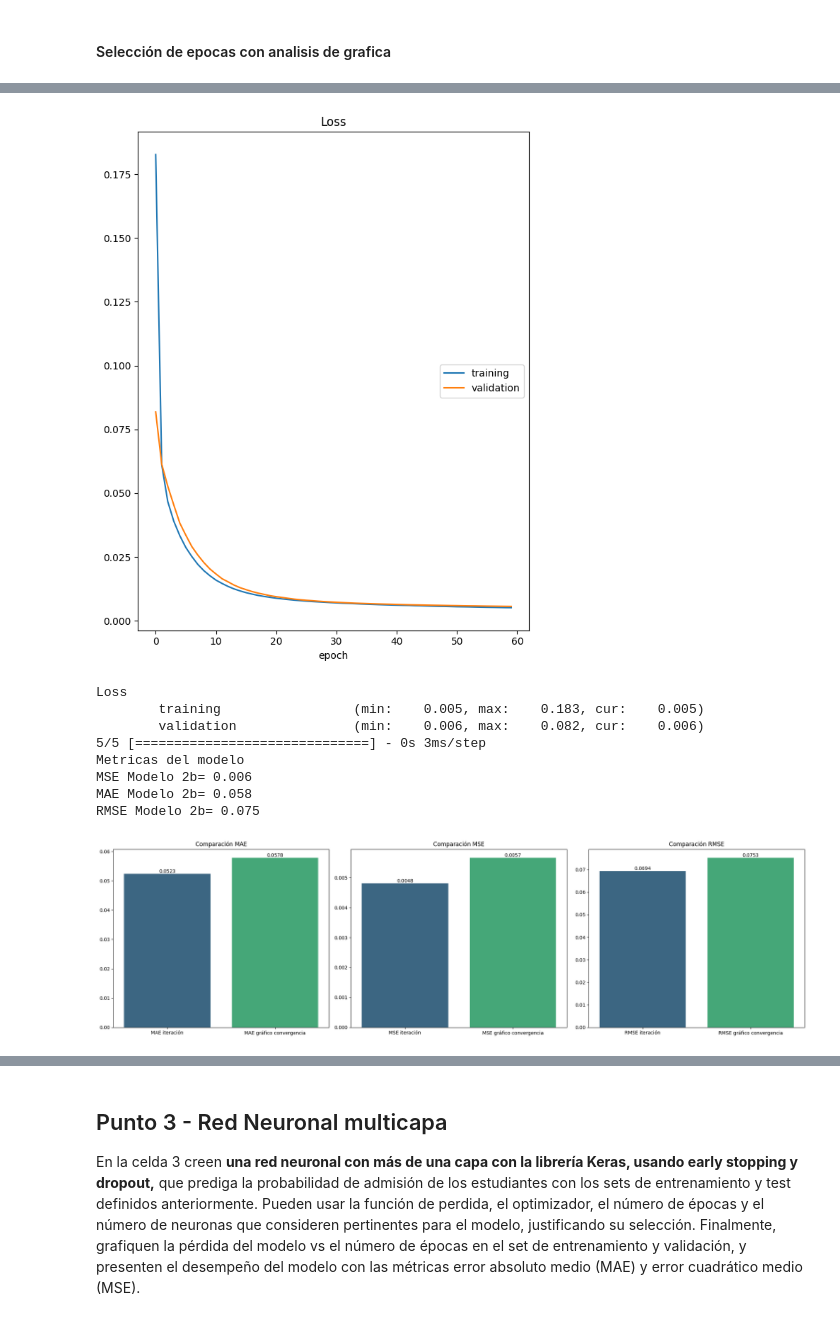
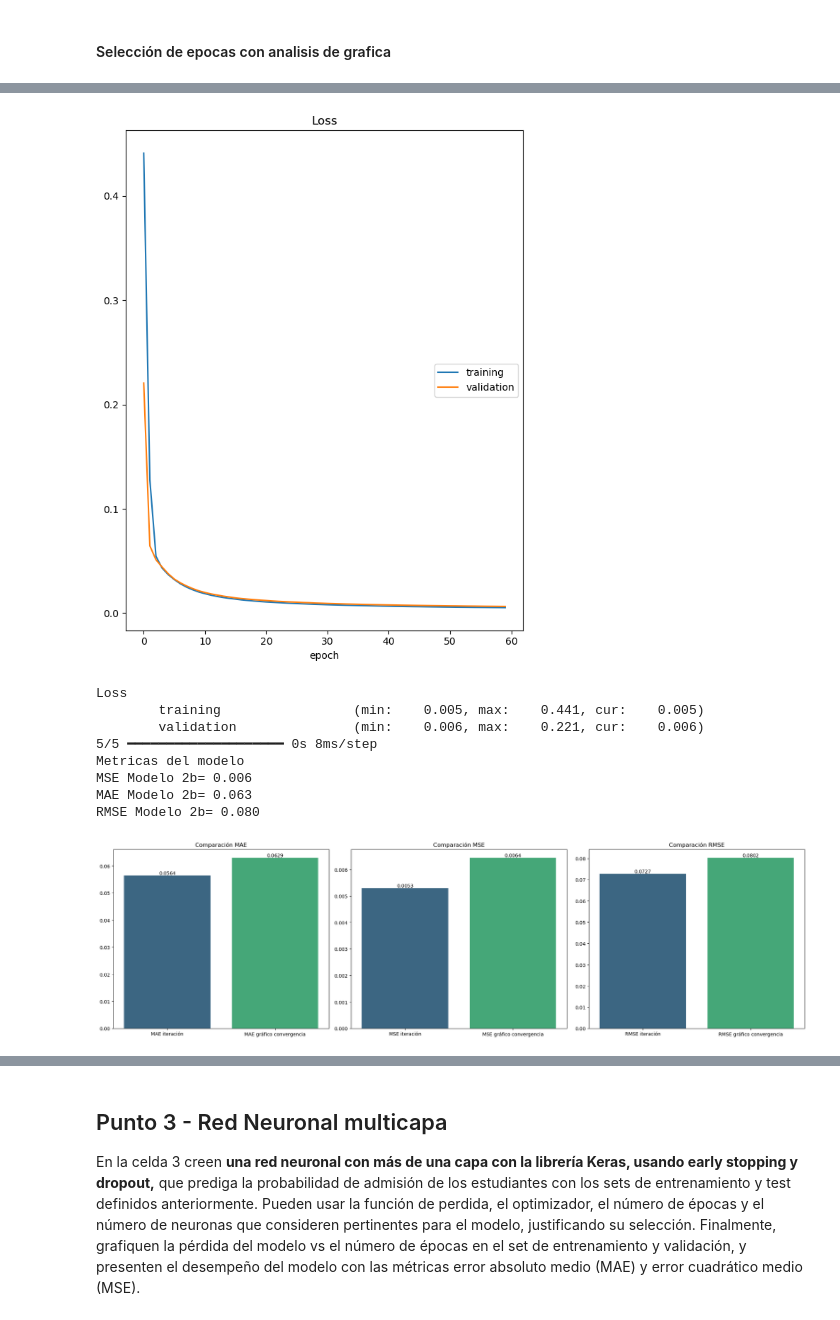
Before and after one commit to Angie-Gonzalez-D/Grupo_13_MIAD_NLP, a Jupyter notebook: S6TC1_Redes_Neuronales.ipynb, the cells around one changed output, grey strips where cells are left out. Saved outputs shown, nothing was run; the diff lists cells and outputs as text; code cells hidden in the pictures.

```diff
--- a/S6TC1_Redes_Neuronales.ipynb
+++ b/S6TC1_Redes_Neuronales.ipynb
@@ -311,9 +313,9 @@ Mejores Hiperparámetros: {'Funcion Perdida': 'mean_squared_error', 'Optimizador
 # Semilla
 np.random.seed(952)
 # Crear Modelo
-Modelo_2 = Crear_Modelo_RN2(Funcion_Perdida, 'sgd',140)
+Modelo_2 = Crear_Modelo_RN2(Funcion_Perdida, 'sgd',100)
 # Entrenar Modelo
-Modelo_2.fit(xTrain, yTrain, verbose=0, epochs=120, validation_data=(xTest, yTest),callbacks=[PlotLossesKeras()])
+Modelo_2.fit(xTrain, yTrain, verbose=0, epochs=100, validation_data=(xTest, yTest),callbacks=[PlotLossesKeras()])
 #Evaluación del Modelo (Red Neuronal con varias capas)
 y_pred_m2 = Modelo_2.predict(xTest)
 mse_m2 = mean_squared_error(yTest, y_pred_m2)
@@ -337,24 +339,24 @@ Considerando la calibración del modelo, se determinó que los hiperparámetros
 # %%
 # Crear Modelo
-Modelo_2b = Crear_Modelo_RN2(Funcion_Perdida, 'sgd',140)
+Modelo_2b = Crear_Modelo_RN2(Funcion_Perdida, 'sgd',100)
 # Entrenar Modelo
 Modelo_2b.fit(xTrain, yTrain, verbose=0, epochs=60, validation_data=(xTest, yTest),callbacks=[PlotLossesKeras()])
 #Evaluación del Modelo (Red Neuronal con varias capas)
 y_pred_m2b = Modelo_2b.predict(xTest)
 mse_m2b = mean_squared_error(yTest, y_pred_m2b)
 mae_m2b = mean_absolute_error(yTest, y_pred_m2b)
 rmse_m2b = np.sqrt(mse_m2b)
 print("Metricas del modelo\nMSE Modelo 2b= {:.3f} \nMAE Modelo 2b= {:.3f} \nRMSE Modelo 2b= {:.3f}".format(mse_m2b, mae_m2b, rmse_m2b))
 # %% [output]
-[figure, old version]
+[figure, new version]
 Loss
-        training                 (min:    0.005, max:    0.183, cur:    0.005)
-        validation               (min:    0.006, max:    0.082, cur:    0.006)
-5/5 [==============================] - 0s 3ms/step
+        training                 (min:    0.005, max:    0.441, cur:    0.005)
+        validation               (min:    0.006, max:    0.221, cur:    0.006)
+5/5 ━━━━━━━━━━━━━━━━━━━━ 0s 8ms/step
 Metricas del modelo
 MSE Modelo 2b= 0.006
-MAE Modelo 2b= 0.058
-RMSE Modelo 2b= 0.075
+MAE Modelo 2b= 0.063
+RMSE Modelo 2b= 0.080
 # %%
 x1 = ['MAE iteración', 'MAE gráfico convergencia']
 y1 = [mae_m2, mae_m2b]
@@ -372,7 +374,7 @@ graficar(x3, y3, 'RMSE', axes[2])
 plt.tight_layout()
 plt.show()
 # %% [output]
-[figure, old version]
+[figure, new version]
 # %% [markdown]
 **Justificacion de Hiperparametros:**
 
```
Also changed, not shown: parts of 17 cells of this notebook.
